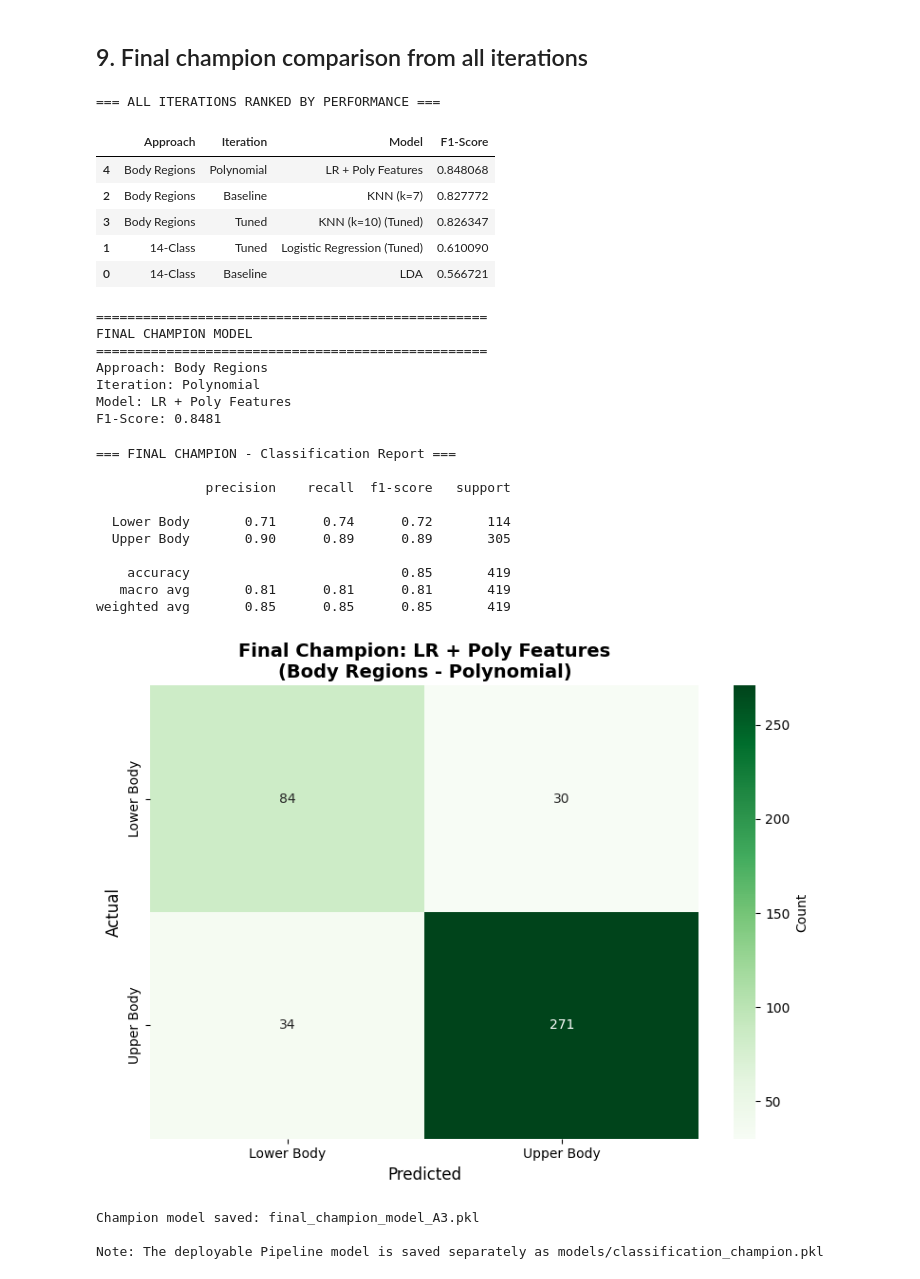
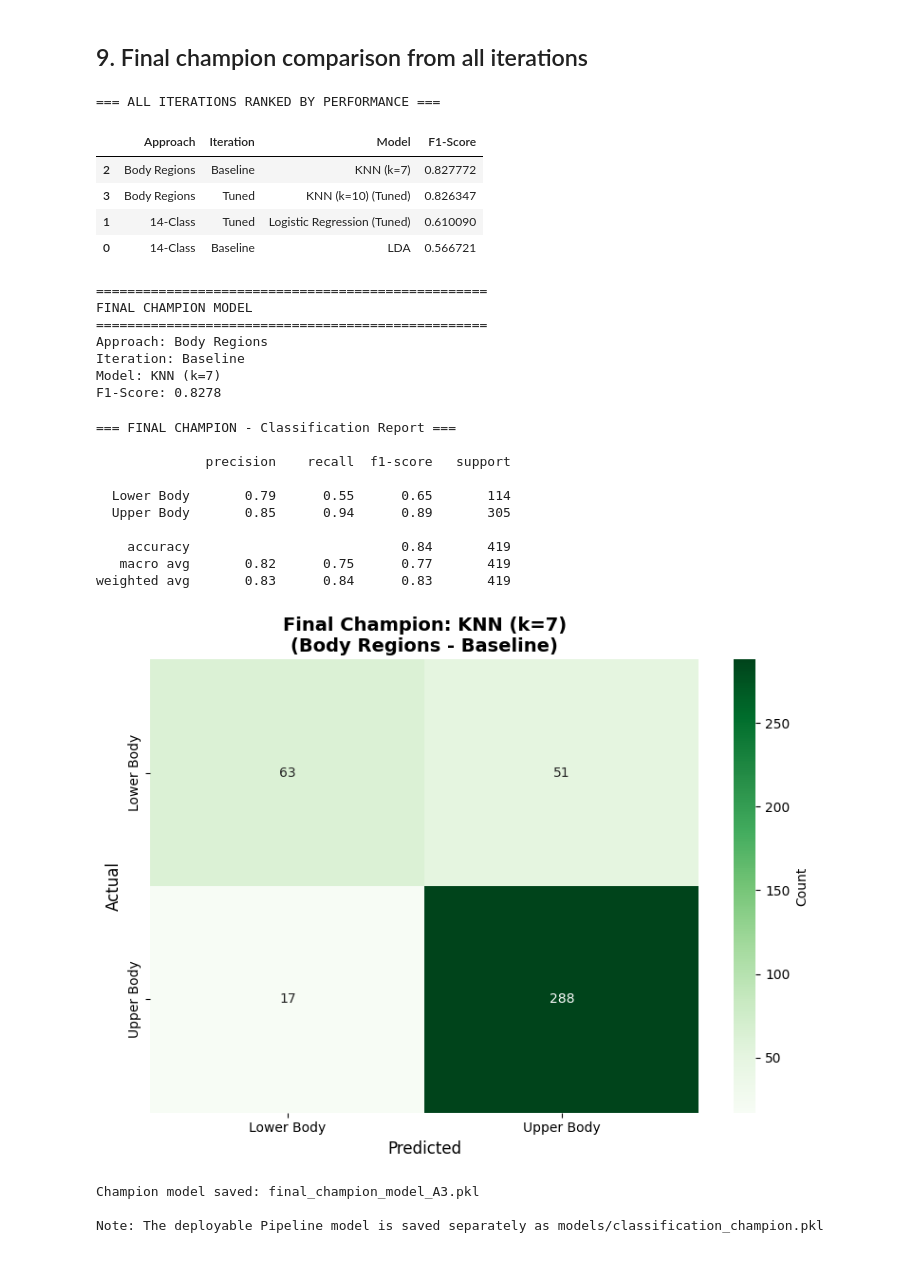
Before and after one commit to othmanreem/Data-intensive-systems, a Jupyter notebook: A3/A3_Report.ipynb, the cells around one changed output. Cells and saved outputs as stored; diff of their text form; code cells hidden in the pictures.

Commit message:
the champion model changed

```diff
--- a/A3/A3_Report.ipynb
+++ b/A3/A3_Report.ipynb
@@ -613,9 +584,6 @@ all_iterations = pd.DataFrame([
     {'Approach': 'Body Regions', 'Iteration': 'Tuned',
      'Model': tuning_df_region.iloc[0]['Model'],
      'F1-Score': tuning_df_region.iloc[0]['Test F1-Score']},
-    {'Approach': 'Body Regions', 'Iteration': 'Polynomial',
-     'Model': 'LR + Poly Features',
-     'F1-Score': poly_f1},
 ])
 
 all_iterations = all_iterations.sort_values('F1-Score', ascending=False)
@@ -635,7 +603,6 @@ print(f"F1-Score: {final_champion_row['F1-Score']:.4f}")
 # %% [output]
 === ALL ITERATIONS RANKED BY PERFORMANCE ===
 |  | Approach | Iteration | Model | F1-Score |
-| 4 | Body Regions | Polynomial | LR + Poly Features | 0.848068 |
 | 2 | Body Regions | Baseline | KNN (k=7) | 0.827772 |
 | 3 | Body Regions | Tuned | KNN (k=10) (Tuned) | 0.826347 |
 | 1 | 14-Class | Tuned | Logistic Regression (Tuned) | 0.610090 |
@@ -644,9 +611,9 @@ print(f"F1-Score: {final_champion_row['F1-Score']:.4f}")
 FINAL CHAMPION MODEL
 ==================================================
 Approach: Body Regions
-Iteration: Polynomial
-Model: LR + Poly Features
-F1-Score: 0.8481
+Iteration: Baseline
+Model: KNN (k=7)
+F1-Score: 0.8278
 # %%
 # Evaluation of final champion
 # Determine which champion to use based on best F1
@@ -654,10 +621,6 @@ if final_champion_row['Approach'] == 'Body Regions':
     if final_champion_row['Iteration'] == 'Tuned':
         final_model = best_models_region[tuning_df_region.iloc[0]['Model'].replace(' (Tuned)', '')]
         X_test_final = X_test_region_scaled
-        y_test_final = y_test_region
-    elif final_champion_row['Iteration'] == 'Polynomial':
-        final_model = lr_poly
-        X_test_final = X_test_poly_scaled
         y_test_final = y_test_region
     else:  # Baseline
         final_model = trained_region[champion_region_baseline]
@@ -672,39 +635,39 @@ else:  # 14-class
         final_model = trained_14class[champion_14class_baseline]
     X_test_final = X_test_scaled
     y_test_final = y_test
     classes = sorted(y.unique())
 
 # Get predictions
 y_pred_final = final_model.predict(X_test_final)
 
 # Classification report
 print("=== FINAL CHAMPION - Classification Report ===\n")
 print(classification_report(y_test_final, y_pred_final, zero_division=0))
 
 # Confusion matrix
 cm = confusion_matrix(y_test_final, y_pred_final, labels=classes)
 cm_df = pd.DataFrame(cm, index=classes, columns=classes)
 
 plt.figure(figsize=(8, 6))
 sns.heatmap(cm_df, annot=True, fmt='d', cmap='Greens', cbar_kws={'label': 'Count'})
 plt.title(f'Final Champion: {final_champion_row["Model"]}\n({final_champion_row["Approach"]} - {final_champion_row["Iteration"]})',
           fontweight='bold', fontsize=14)
 plt.ylabel('Actual', fontsize=12)
 plt.xlabel('Predicted', fontsize=12)
 plt.tight_layout()
 plt.show()
 # %% [output]
 === FINAL CHAMPION - Classification Report ===
 
               precision    recall  f1-score   support
 
-  Lower Body       0.71      0.74      0.72       114
-  Upper Body       0.90      0.89      0.89       305
+  Lower Body       0.79      0.55      0.65       114
+  Upper Body       0.85      0.94      0.89       305
 
-    accuracy                           0.85       419
-   macro avg       0.81      0.81      0.81       419
-weighted avg       0.85      0.85      0.85       419
+    accuracy                           0.84       419
+   macro avg       0.82      0.75      0.77       419
+weighted avg       0.83      0.84      0.83       419
-[figure, old version]
+[figure, new version]
 # %%
 # Save the final champion model
 # Note: For deployment, we create a sklearn Pipeline artifact that includes
```
Also changed, not shown: parts of 5 cells of this notebook.
